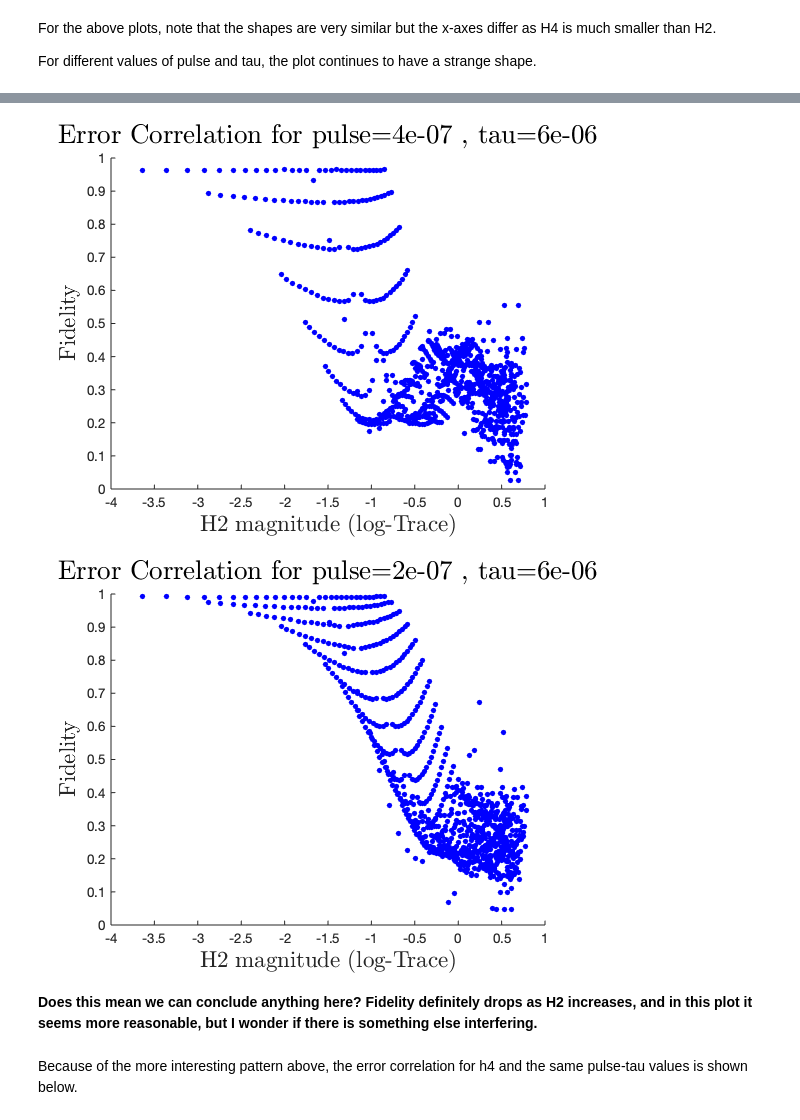
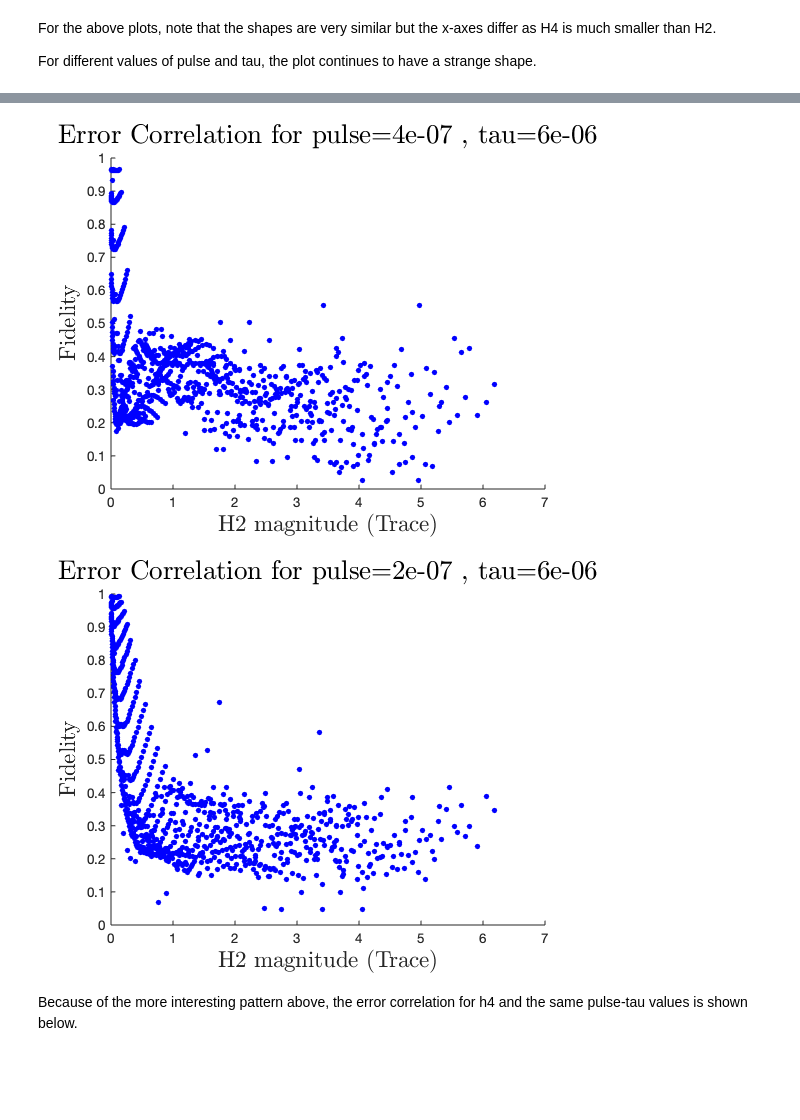
Before and after one commit to wynter-alford/spin-tools, a Jupyter notebook: Magnus Tools.ipynb, the cells around one changed output, grey strips where cells are left out. Cells and saved outputs as stored; diff of their text form; code cells hidden in the pictures; blank space fills up the shorter version.

```diff
--- a/Magnus Tools.ipynb
+++ b/Magnus Tools.ipynb
@@ -613,36 +677,34 @@ hold on
 h = title(strcat('Error Correlation for pulse=',string(pulse),' , tau=',string(tau)));
 %h = title(strcat('Error Correlation for tau=',string(tau)));
 set(h,'interpreter','latex','fontsize',20);
-h = xlabel('H2 magnitude (log-Trace)');
+h = xlabel('H2 magnitude (Trace)');
 set(h,'interpreter','latex','fontsize',17);
 h = ylabel('Fidelity');
 set(h,'interpreter','latex','fontsize',17);
 %legend('tau = 4us','tau = 8us', 'tau = 2us')
 hold off
 # %% [output]
-[figure, old version]
+[figure, new version]
 # %%
 fidFile = 'Spinsim-2020/test_results_WHH_fixedTime_midDelta-THISONE.mat';
 magFile = 'results01-04-21/h2_WHH_TauDeltaGrid_magnus_results_04-Jan-2021.mat';
 pulse = .2e-6;
 tau = 6e-6;
 
 r = fidelityMagnusConvert(fidFile,magFile, pulse, tau);
 scatter(r.hterms,r.fidelities,17,'blue','filled')
 hold on
 h = title(strcat('Error Correlation for pulse=',string(pulse),' , tau=',string(tau)));
 %h = title(strcat('Error Correlation for tau=',string(tau)));
 set(h,'interpreter','latex','fontsize',20);
-h = xlabel('H2 magnitude (log-Trace)');
+h = xlabel('H2 magnitude (Trace)');
 set(h,'interpreter','latex','fontsize',17);
 h = ylabel('Fidelity');
 set(h,'interpreter','latex','fontsize',17);
 %legend('tau = 4us','tau = 8us', 'tau = 2us')
 hold off
 # %% [output]
-[figure, old version]
+[figure, new version]
-# %% [markdown]
-**Does this mean we can conclude anything here? Fidelity definitely drops as H2 increases, and in this plot it seems more reasonable, but I wonder if there is something else interfering.**
 # %% [markdown]
 Because of the more interesting pattern above, the error correlation for h4 and the same pulse-tau values is shown below.
 # %%
```
Also changed, not shown: parts of 169 cells of this notebook.
